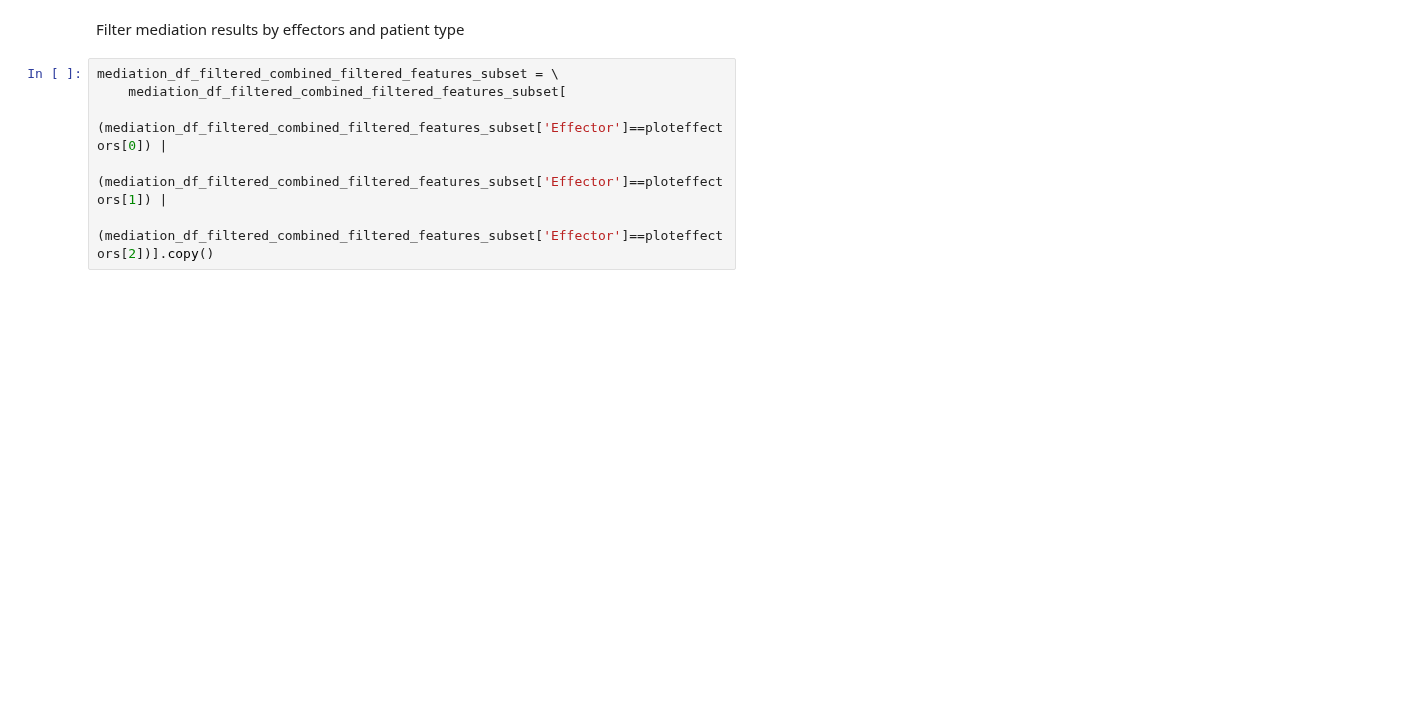
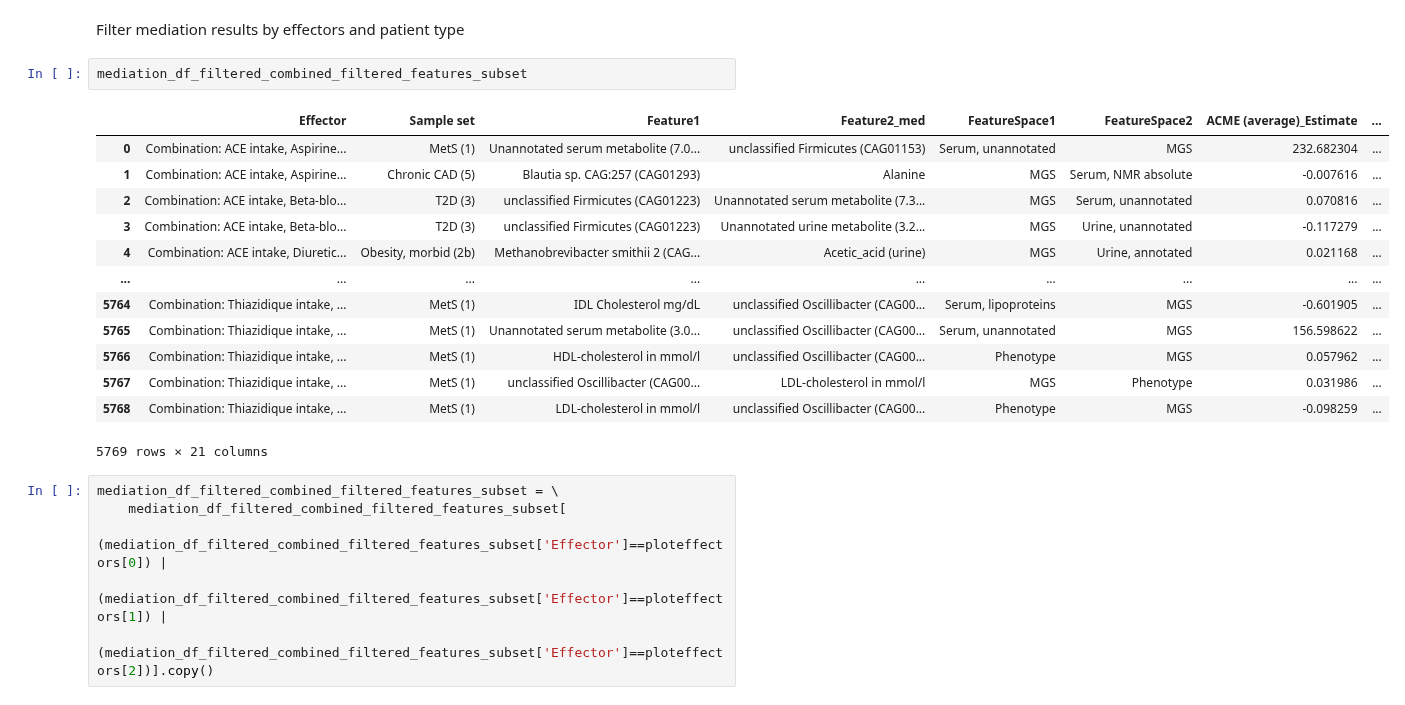
Before and after one commit to grp-bork/metadrugs_figures, a Jupyter notebook: source_code/plot_Figure2e_mediation_graph.ipynb, the cells around one changed output. Saved outputs shown, nothing was run; the diff lists cells and outputs as text; blank space fills up the shorter version.

```diff
--- a/source_code/plot_Figure2e_mediation_graph.ipynb
+++ b/source_code/plot_Figure2e_mediation_graph.ipynb
@@ -114,5 +113,21 @@ ploteffectors
 # %% [markdown]
 Filter mediation results by effectors and patient type
+# %%
+mediation_df_filtered_combined_filtered_features_subset
+# %% [output]
+|  | Effector | Sample set | Feature1 | Feature2_med | FeatureSpace1 | FeatureSpace2 | ACME (average)_Estimate | ... |
+| 0 | Combination: ACE intake, Aspirine... | MetS (1) | Unannotated serum metabolite (7.0... | unclassified Firmicutes (CAG01153) | Serum, unannotated | MGS | 232.682304 | ... |
+| 1 | Combination: ACE intake, Aspirine... | Chronic CAD (5) | Blautia sp. CAG:257 (CAG01293) | Alanine | MGS | Serum, NMR absolute | -0.007616 | ... |
+| 2 | Combination: ACE intake, Beta-blo... | T2D (3) | unclassified Firmicutes (CAG01223) | Unannotated serum metabolite (7.3... | MGS | Serum, unannotated | 0.070816 | ... |
+| 3 | Combination: ACE intake, Beta-blo... | T2D (3) | unclassified Firmicutes (CAG01223) | Unannotated urine metabolite (3.2... | MGS | Urine, unannotated | -0.117279 | ... |
+| 4 | Combination: ACE intake, Diuretic... | Obesity, morbid (2b) | Methanobrevibacter smithii 2 (CAG... | Acetic_acid (urine) | MGS | Urine, annotated | 0.021168 | ... |
+| ... | ... | ... | ... | ... | ... | ... | ... | ... |
+| 5764 | Combination: Thiazidique intake, ... | MetS (1) | IDL Cholesterol mg/dL | unclassified Oscillibacter (CAG00... | Serum, lipoproteins | MGS | -0.601905 | ... |
+| 5765 | Combination: Thiazidique intake, ... | MetS (1) | Unannotated serum metabolite (3.0... | unclassified Oscillibacter (CAG00... | Serum, unannotated | MGS | 156.598622 | ... |
+| 5766 | Combination: Thiazidique intake, ... | MetS (1) | HDL-cholesterol in mmol/l | unclassified Oscillibacter (CAG00... | Phenotype | MGS | 0.057962 | ... |
+| 5767 | Combination: Thiazidique intake, ... | MetS (1) | unclassified Oscillibacter (CAG00... | LDL-cholesterol in mmol/l | MGS | Phenotype | 0.031986 | ... |
+| 5768 | Combination: Thiazidique intake, ... | MetS (1) | LDL-cholesterol in mmol/l | unclassified Oscillibacter (CAG00... | Phenotype | MGS | -0.098259 | ... |
+5769 rows × 21 columns
 # %%
 mediation_df_filtered_combined_filtered_features_subset = \
     mediation_df_filtered_combined_filtered_features_subset[
```
Also changed, not shown: parts of 2 cells of this notebook.
